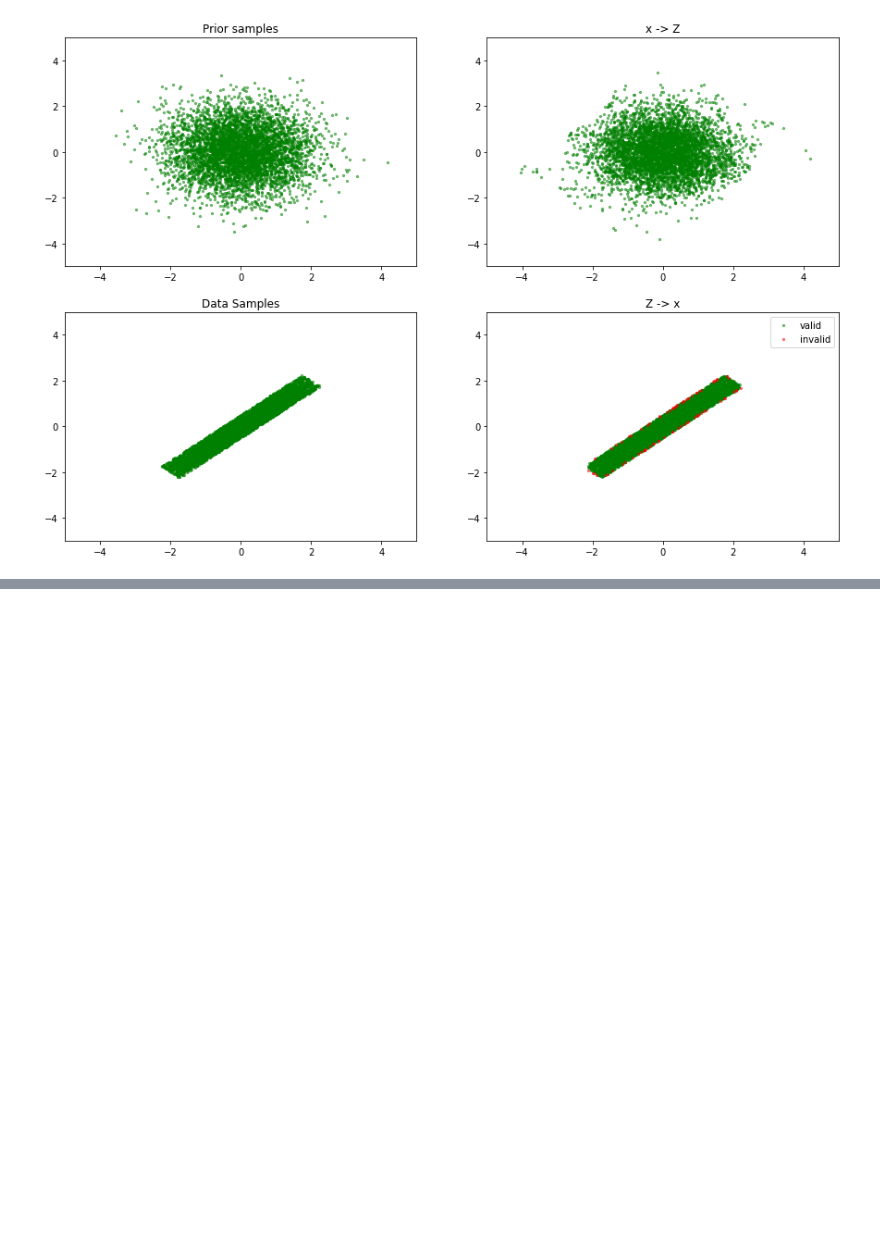
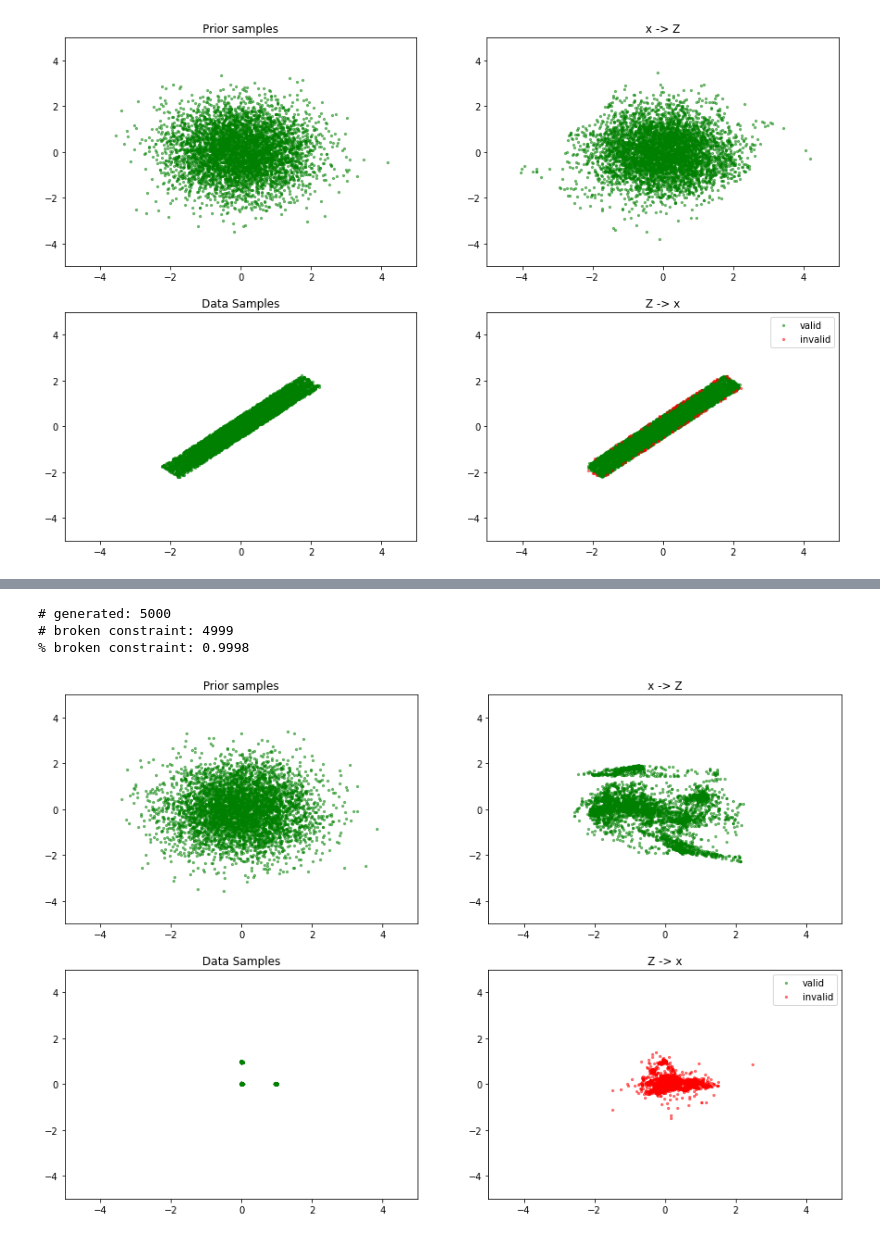
Before and after one commit to NickHoernle/semantic_loss, a Jupyter notebook: notebooks/nf_simple_s_loss.ipynb, the cells around one changed output, grey strips where cells are left out. Cells and saved outputs as stored; diff of their text form; code cells hidden in the pictures; blank space fills up the shorter version.

```diff
--- a/notebooks/nf_simple_s_loss.ipynb
+++ b/notebooks/nf_simple_s_loss.ipynb
@@ -706,0 +848,7 @@ for mdl in models_back:
+# %%
+plot_model(d, model, constraint=d.hard_constraint)
+# %% [output]
+# generated: 5000
+# broken constraint: 4999
+% broken constraint: 0.9998
+[figure, added]
```
Also changed, not shown: parts of 13 cells of this notebook, 16 other files.
